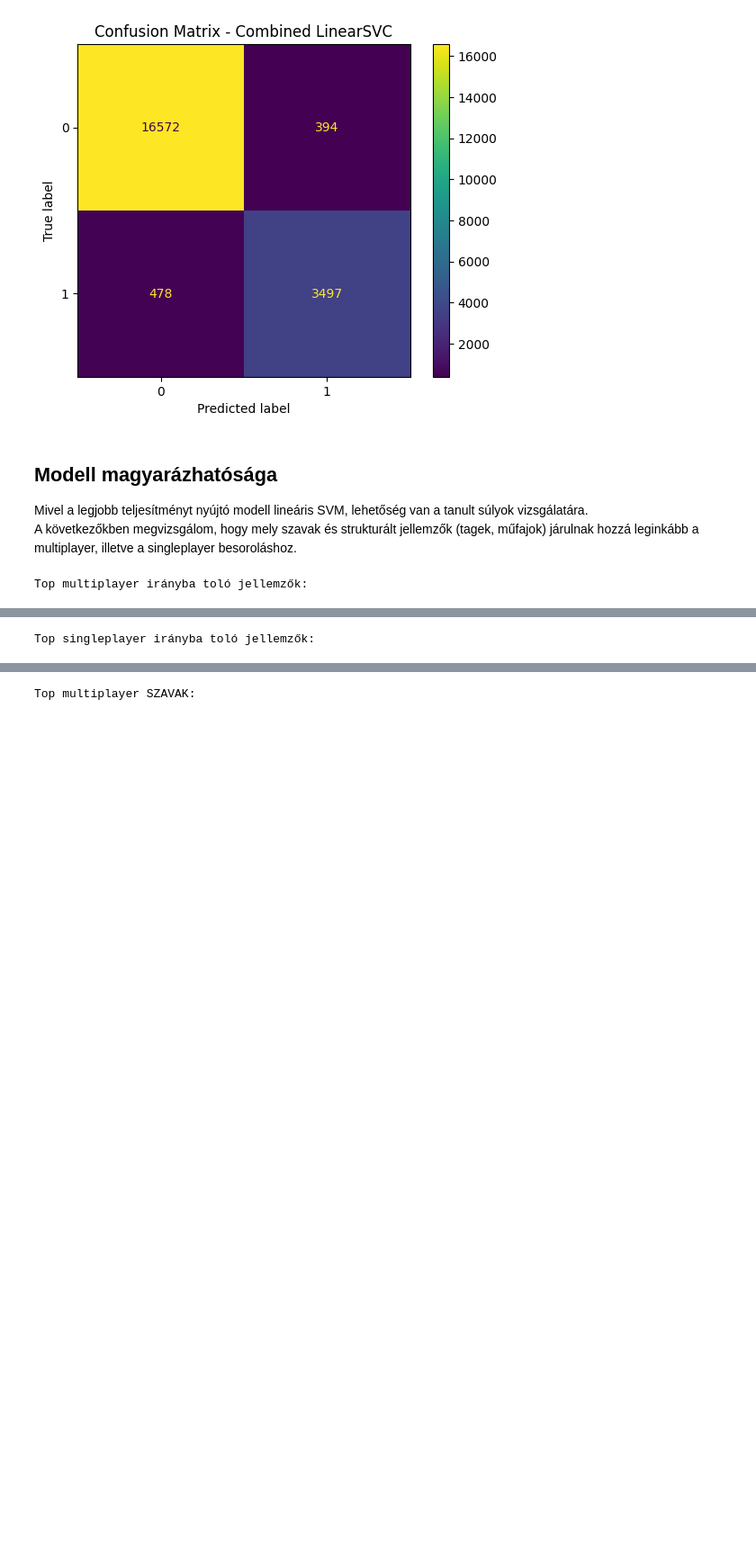
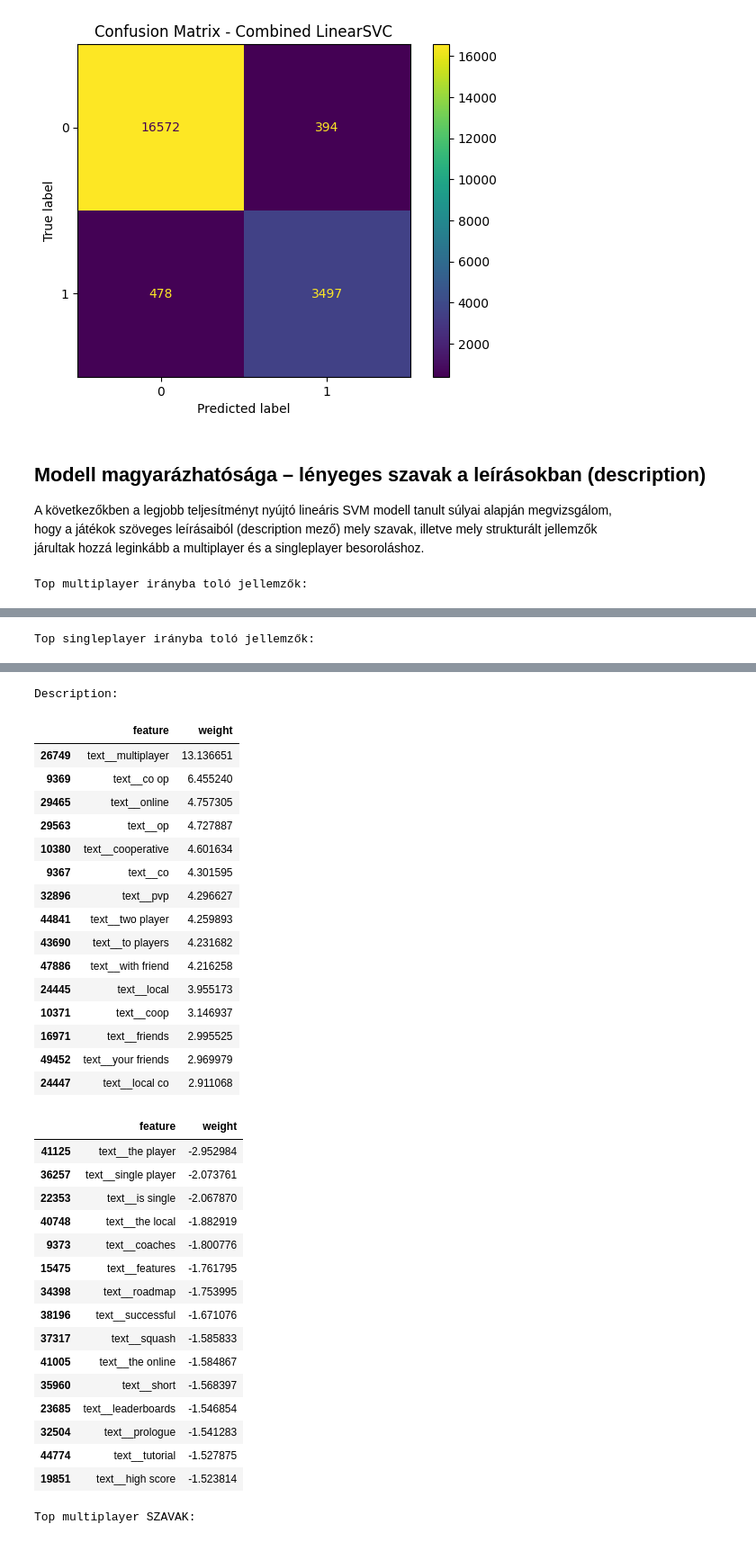
Before and after one commit to Ddavid111/videogame-data-analysis, a Jupyter notebook: notebooks/Classification/multiplayer_vs_singleplayer_classification.ipynb, the cells around one changed output, grey strips where cells are left out. Shown at 90% size. Drawn from its saved outputs; the diff is of its cells as text; code cells hidden in the pictures; blank space fills up the shorter version.

```diff
--- a/notebooks/Classification/multiplayer_vs_singleplayer_classification.ipynb
+++ b/notebooks/Classification/multiplayer_vs_singleplayer_classification.ipynb
@@ -597,10 +583,11 @@ Classification report (Combined | LinearSVC):
 weighted avg     0.9581    0.9584    0.9582     20941
 [figure]
 # %% [markdown]
-## Modell magyarázhatósága
+## Modell magyarázhatósága – lényeges szavak a leírásokban (description)
 
-Mivel a legjobb teljesítményt nyújtó modell lineáris SVM, lehetőség van a tanult súlyok vizsgálatára.
-A következőkben megvizsgálom, hogy mely szavak és strukturált jellemzők (tagek, műfajok) járulnak hozzá leginkább a multiplayer, illetve a singleplayer besoroláshoz.
+A következőkben a legjobb teljesítményt nyújtó lineáris SVM modell tanult súlyai alapján megvizsgálom,
+hogy a játékok szöveges leírásaiból (description mező) mely szavak, illetve mely strukturált jellemzők
+járultak hozzá leginkább a multiplayer és a singleplayer besoroláshoz.
 # %%
 feature_names = svm_clf.named_steps["prep"].get_feature_names_out()
 
@@ -619,6 +606,17 @@ display(top_multiplayer)
 
 print("Top singleplayer irányba toló jellemzők:")
 display(top_singleplayer)
+
+text_features = coef_df[coef_df["feature"].str.startswith("text__")]
+tag_features = coef_df[coef_df["feature"].str.startswith("struct__tag_")]
+genre_features = coef_df[coef_df["feature"].str.startswith("struct__genre_")]
+
+text_features_clean = text_features.copy()
+
+print("Description:")
+
+display(text_features_clean.sort_values("weight", ascending=False).head(15))
+display(text_features_clean.sort_values("weight").head(15))
 # %% [output]
 Top multiplayer irányba toló jellemzők:
 |  | feature | weight |
@@ -629,33 +627,66 @@ Top multiplayer irányba toló jellemzők:
 | 10380 | text__cooperative | 4.601634 |
 | 9367 | text__co | 4.301595 |
 | 32896 | text__pvp | 4.296627 |
 | 44841 | text__two player | 4.259893 |
 | 43690 | text__to players | 4.231682 |
 | 47886 | text__with friend | 4.216258 |
 | ... | ... | ... |
 | 31615 | text__players | 2.909205 |
 | 37250 | text__split screen | 2.903812 |
 | 31529 | text__player | 2.874068 |
 | 35554 | text__server | 2.774392 |
 | 36736 | text__solo or | 2.718180 |
 Top singleplayer irányba toló jellemzők:
 |  | feature | weight |
 | 41125 | text__the player | -2.952984 |
 | 36257 | text__single player | -2.073761 |
 | 22353 | text__is single | -2.067870 |
 | 40748 | text__the local | -1.882919 |
 | 9373 | text__coaches | -1.800776 |
 | 15475 | text__features | -1.761795 |
 | 34398 | text__roadmap | -1.753995 |
 | 38196 | text__successful | -1.671076 |
 | 37317 | text__squash | -1.585833 |
 | 41005 | text__the online | -1.584867 |
 | ... | ... | ... |
 | 25383 | text__match game | -1.508923 |
 | 27813 | text__novel | -1.501555 |
 | 6062 | text__beat the | -1.492597 |
 | 20568 | text__idle | -1.491874 |
 | 7155 | text__brothers | -1.475002 |
+Description:
+|  | feature | weight |
+| 26749 | text__multiplayer | 13.136651 |
+| 9369 | text__co op | 6.455240 |
+| 29465 | text__online | 4.757305 |
+| 29563 | text__op | 4.727887 |
+| 10380 | text__cooperative | 4.601634 |
+| 9367 | text__co | 4.301595 |
+| 32896 | text__pvp | 4.296627 |
+| 44841 | text__two player | 4.259893 |
+| 43690 | text__to players | 4.231682 |
+| 47886 | text__with friend | 4.216258 |
+| 24445 | text__local | 3.955173 |
+| 10371 | text__coop | 3.146937 |
+| 16971 | text__friends | 2.995525 |
+| 49452 | text__your friends | 2.969979 |
+| 24447 | text__local co | 2.911068 |
+|  | feature | weight |
+| 41125 | text__the player | -2.952984 |
+| 36257 | text__single player | -2.073761 |
+| 22353 | text__is single | -2.067870 |
+| 40748 | text__the local | -1.882919 |
+| 9373 | text__coaches | -1.800776 |
+| 15475 | text__features | -1.761795 |
+| 34398 | text__roadmap | -1.753995 |
+| 38196 | text__successful | -1.671076 |
+| 37317 | text__squash | -1.585833 |
+| 41005 | text__the online | -1.584867 |
+| 35960 | text__short | -1.568397 |
+| 23685 | text__leaderboards | -1.546854 |
+| 32504 | text__prologue | -1.541283 |
+| 44774 | text__tutorial | -1.527875 |
+| 19851 | text__high score | -1.523814 |
 # %%
 text_features = coef_df[coef_df["feature"].str.startswith("text__")]
 tag_features = coef_df[coef_df["feature"].str.startswith("struct__tag_")]
```
Also changed, not shown: parts of 20 cells of this notebook, 37 other files.
